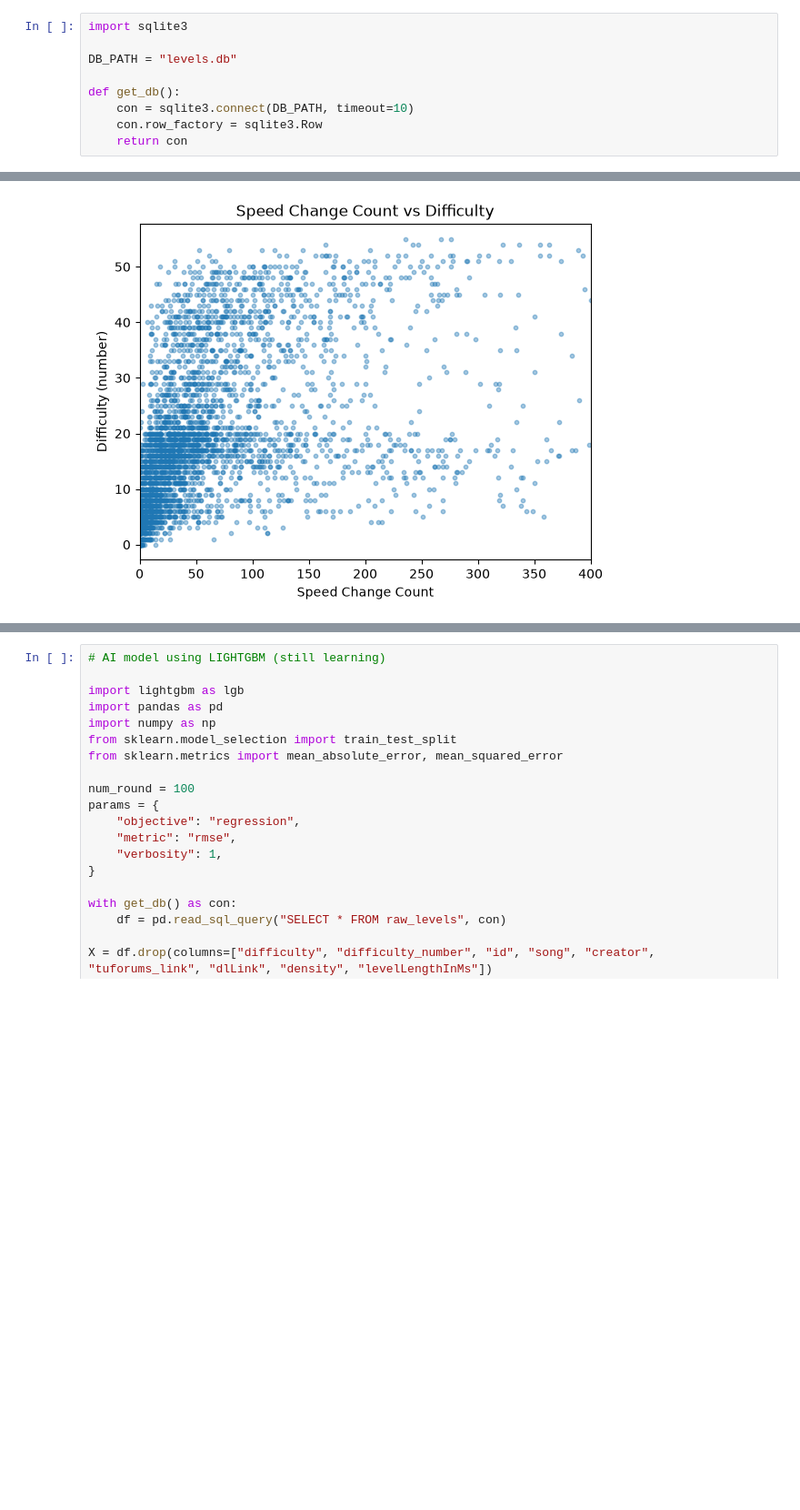
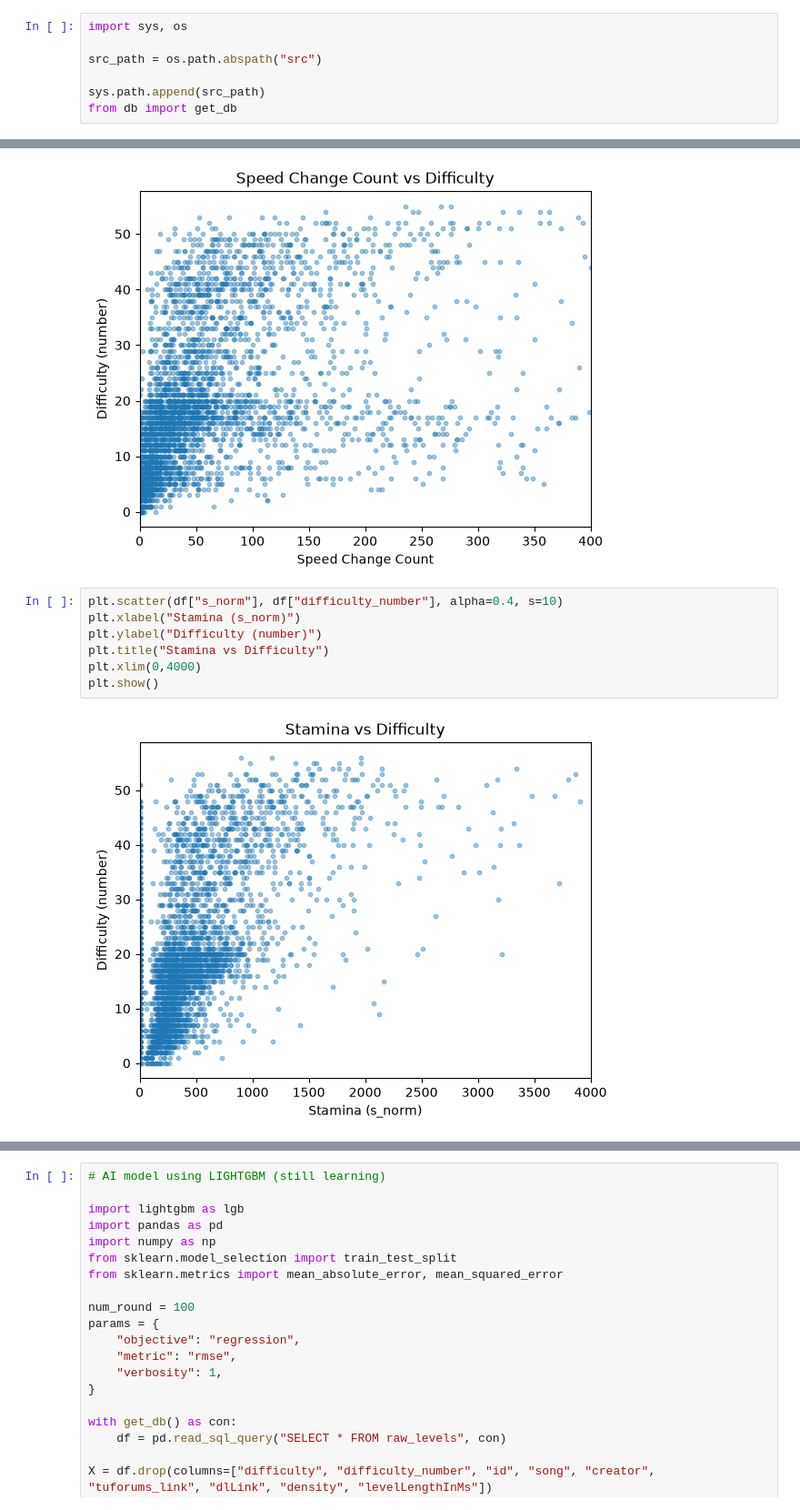
Before and after one commit to TUFRater-Team/tufrater, a Jupyter notebook: ml-service/app.ipynb, the cells around one changed output, grey strips where cells are left out. Shown at 91% size. Cells and saved outputs as stored; diff of their text form; blank space fills up the shorter version.

```diff
--- a/ml-service/app.ipynb
+++ b/ml-service/app.ipynb
@@ -162,14 +162,12 @@ Skipping id 615: Level .adofai file not found
 Skipping id 443: Level .adofai file not found
 Succesfully gained features for 3738 levels.
 # %%
-import sqlite3
+import sys, os
 
-DB_PATH = "levels.db"
+src_path = os.path.abspath("src")
 
-def get_db():
-    con = sqlite3.connect(DB_PATH, timeout=10)
-    con.row_factory = sqlite3.Row
-    return con
+sys.path.append(src_path)
+from db import get_db
 # %%
 df.dropna(subset=["twirl_count", "speed_change_count"]) # Drops missing values in twirl_count and speed_change_count
 
@@ -307,3 +305,12 @@ plt.xlim(0,400)
 plt.show()
 # %% [output]
 [figure]
+# %%
+plt.scatter(df["s_norm"], df["difficulty_number"], alpha=0.4, s=10)
+plt.xlabel("Stamina (s_norm)")
+plt.ylabel("Difficulty (number)")
+plt.title("Stamina vs Difficulty")
+plt.xlim(0,4000)
+plt.show()
+# %% [output]
+[figure, added]
```
Also changed, not shown: parts of 3 cells of this notebook, 7 other files.
